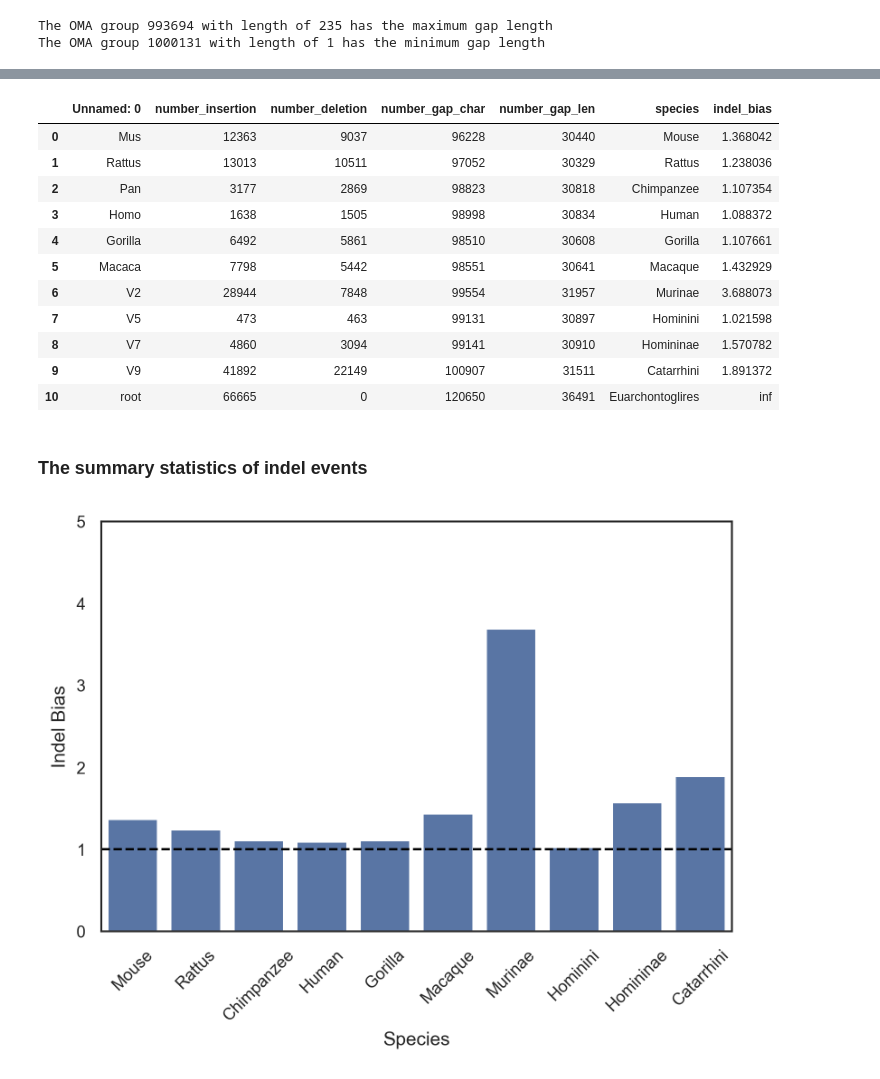
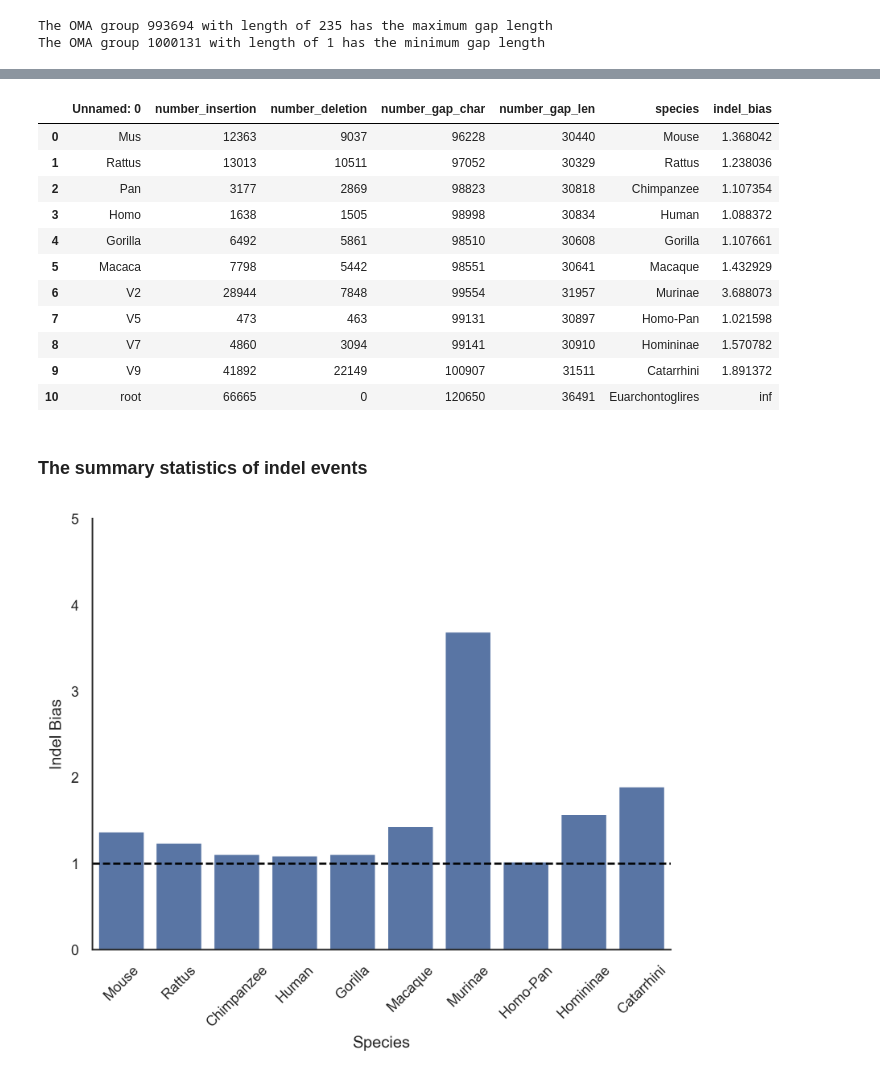
Before and after one commit to acg-team/Single-character-indel-ASR-preserves-long-indels, a Jupyter notebook: simulation_03_stat.ipynb, the cells around one changed output, grey strips where cells are left out. Saved outputs shown, nothing was run; the diff lists cells and outputs as text; code cells hidden in the pictures.

```diff
--- a/simulation_03_stat.ipynb
+++ b/simulation_03_stat.ipynb
@@ -102,7 +102,7 @@ The OMA group 1000131 with length of 1 has the minimum gap length
 spc_df = pd.read_csv('./03_spc_df.csv')
 # rename the first column
 spc_df['species'] = ['Mouse', 'Rattus', 'Chimpanzee', 'Human', 'Gorilla', 'Macaque',
-                    'Murinae', 'Hominini', 'Homininae', 'Catarrhini', 'Euarchontoglires']
+                    'Murinae', 'Homo-Pan', 'Homininae', 'Catarrhini', 'Euarchontoglires']
 display(spc_df)
 # %% [output]
 |  | Unnamed: 0 | number_insertion | number_deletion | number_gap_char | number_gap_len | species |
@@ -129,7 +129,7 @@ spc_df
 | 4 | Gorilla | 6492 | 5861 | 98510 | 30608 | Gorilla | 1.107661 |
 | 5 | Macaca | 7798 | 5442 | 98551 | 30641 | Macaque | 1.432929 |
 | 6 | V2 | 28944 | 7848 | 99554 | 31957 | Murinae | 3.688073 |
-| 7 | V5 | 473 | 463 | 99131 | 30897 | Hominini | 1.021598 |
+| 7 | V5 | 473 | 463 | 99131 | 30897 | Homo-Pan | 1.021598 |
 | 8 | V7 | 4860 | 3094 | 99141 | 30910 | Homininae | 1.570782 |
 | 9 | V9 | 41892 | 22149 | 100907 | 31511 | Catarrhini | 1.891372 |
 | 10 | root | 66665 | 0 | 120650 | 36491 | Euarchontoglires | inf |
@@ -138,12 +138,13 @@ spc_df
 # %%
 ax = sns.barplot(data=spc_df[:-1], x='species', y='indel_bias', color=color_1, lw=1, dodge=True)
 ax.axhline(y=1, ls='--', color='black')
 ax.set(xlabel=None, ylabel=None)
 ax.set(ylim=[0,5])
 ax.set_ylabel(ylabel='Indel Bias',fontsize=10)
 ax.set_xlabel('Species', fontsize=10)
 for tick in ax.get_xticklabels():
     tick.set_rotation(45)
+sns.despine()
 plt.show()
 # %% [output]
-[figure, old version]
+[figure, new version]
```
Also changed, not shown: parts of 1 cell of this notebook, 2 other files.
